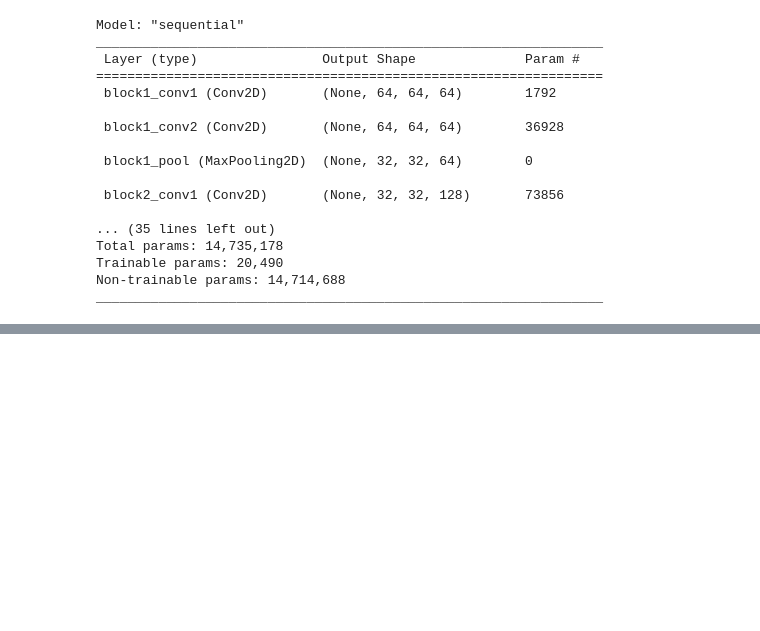
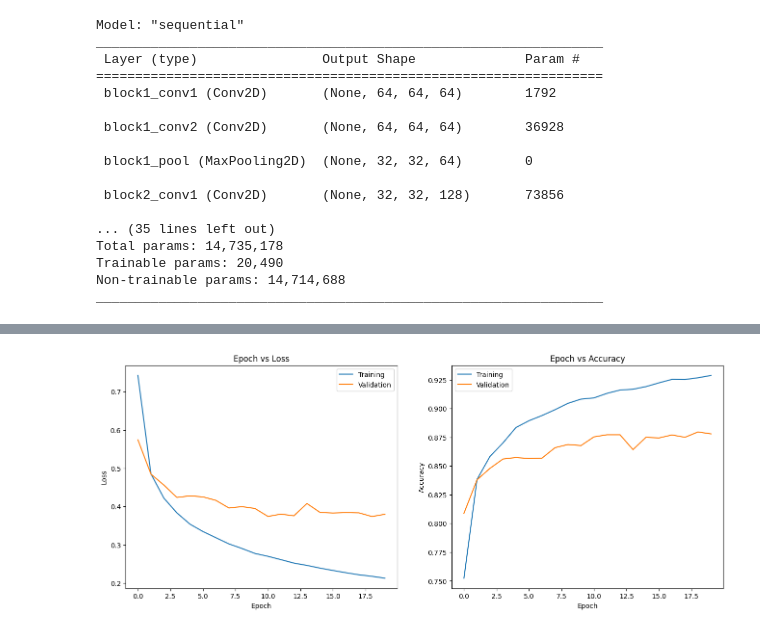
Before and after one commit to thaiVL/land-classification, a Jupyter notebook: src/VGG16_Model.ipynb, the cells around one changed output, grey strips where cells are left out. Saved outputs shown, nothing was run; the diff lists cells and outputs as text; code cells hidden in the pictures; blank space fills up the shorter version.

Commit message:
Model completed, has problems with overfitting and refactor required

```diff
--- a/src/VGG16_Model.ipynb
+++ b/src/VGG16_Model.ipynb
@@ -125,8 +126,11 @@ model.compile(
   loss=tf.losses.SparseCategoricalCrossentropy(),
   metrics=["accuracy"]
 )
+
+EPOCHS = 20
+BATCH_SIZE = 16
 # %%
 # NOTE: Possible batch_size configuration
-train_history = model.fit(x=x_train, y=y_train, validation_data=(x_validation, y_validation), batch_size=16, epochs=20, verbose=2)
+train_history = model.fit(x=x_train, y=y_train, validation_data=(x_validation, y_validation), batch_size=BATCH_SIZE, epochs=EPOCHS, verbose=2)
 # %% [output]
 Epoch 1/20
@@ -149,5 +153,31 @@ Epoch 20/20
 # %%
 # Show train losses and accuracy here
+train_losses = train_history.history["loss"]
+train_accuracy = train_history.history["accuracy"]
+val_losses = train_history.history["val_loss"]
+val_accuracy = train_history.history["val_accuracy"]
+# %%
+plt.subplots(1, 2, figsize=(16, 6))
+
+plt.subplot(1, 2, 1)
+plt.plot(train_losses)
+plt.plot(val_losses)
+plt.title("Epoch vs Loss")
+plt.xlabel("Epoch")
+plt.ylabel("Loss")
+plt.legend(["Training", "Validation"])
+
+plt.subplot(1, 2, 2)
+plt.plot(train_accuracy)
+plt.plot(val_accuracy)
+plt.title("Epoch vs Accuracy")
+plt.xlabel("Epoch")
+plt.ylabel("Accuracy")
+plt.legend(["Training", "Validation"])
+
+plt.show()
+# %% [output]
+[figure, added]
 # %%
 # NOTE: Possible batch_size configuration
 prediction = model.predict(x=x_test, verbose=2)
```
Also changed, not shown: parts of 6 cells of this notebook, 3 other files.
